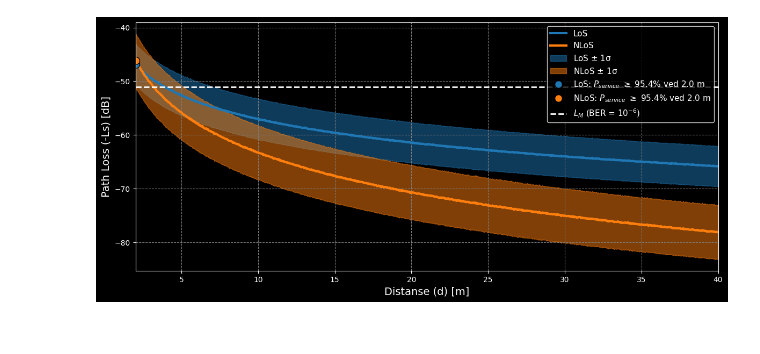
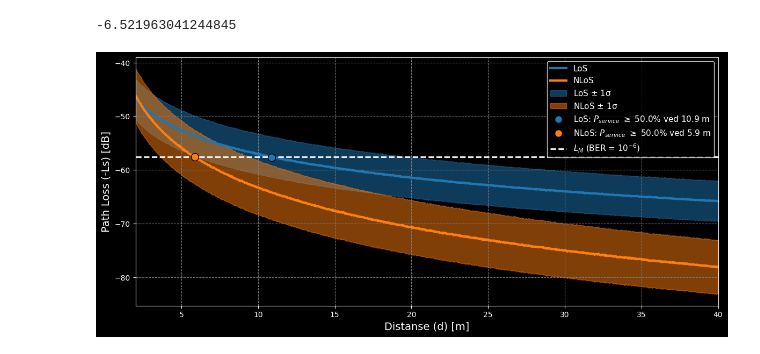
Before and after one commit to SkaugJr/TTT4145-Radiokommunikasjon, a Jupyter notebook: Prosjekt/LinkbudsjettITU_R.ipynb, the cells around one changed output. Drawn from its saved outputs; the diff is of its cells as text; code cells hidden in the pictures.

```diff
--- a/Prosjekt/LinkbudsjettITU_R.ipynb
+++ b/Prosjekt/LinkbudsjettITU_R.ipynb
@@ -36,9 +36,16 @@ PL_LoS_std_fading = np.std(PL_LoS_total, axis=0)
 PL_NLoS_mean_fading = np.mean(PL_NLoS_total, axis=0)
 PL_NLoS_std_fading = np.std(PL_NLoS_total, axis=0)
 
+# Målinger gjort
+P_t = -35.6 # dBW
+s12 = -67.5 # dB
+dist = 5.2 # m
+
+G= (s12 + 20 * np.log10(4 * np.pi * dist / lambda_))/2
+print(G)
 # --- Beregn sannsynlighet for mottatt signal P_service ---
 # Gitte parametere
-EIRP, L0, N0, Gr, Rb = -47.1, 0, -166.0, -11.5, 49.0 # dBW, dB, dBW/Hz, dBi, dBHz
+EIRP, L0, N0, Gr, Rb = P_t+G, 3, -166.0, G, 49.0 # dBW, dB, dBW/Hz, dBi, dBHz
 BER = 1e-6
 Eb_N0 = 10 * np.log10((erfcinv(BER) ** 2) / 2)
 
@@ -50,7 +57,7 @@ P_service_LoS_fading = norm.cdf(LM, PL_LoS_mean_fading, PL_LoS_std_fading)
 P_service_NLoS_fading = norm.cdf(LM, PL_NLoS_mean_fading, PL_NLoS_std_fading)
 
 # --- Finn punktene der P_service >= 95.4 / 95.4 % for LoS og NLoS ---
-P_target_LoS, P_target_NLoS = 0.954, 0.954
+P_target_LoS, P_target_NLoS = 0.50, 0.50
 
 # For LoS
 idx_LoS = np.argmax(P_service_LoS_fading <= P_target_LoS)
@@ -61,6 +68,8 @@ PL_LoS_at_P_target = -PL_LoS_mean_fading[idx_LoS]
 idx_NLoS = np.argmax(P_service_NLoS_fading <= P_target_NLoS)
 d_NLoS = d[idx_NLoS]
 PL_NLoS_at_P_target = -PL_NLoS_mean_fading[idx_NLoS]
+# %% [output]
+-6.521963041244845
 # %%
 import matplotlib.pyplot as plt
 plt.style.use('dark_background')
@@ -69,33 +78,33 @@ plt.style.use('dark_background')
 plt.figure(figsize=(14, 6))
 plt.grid(True)
 
 # Plot middelverdiene etter small-scale fading
 plt.plot(d, -PL_LoS_mean_fading, linewidth=3, label='LoS', color='tab:blue')
 plt.plot(d, -PL_NLoS_mean_fading, linewidth=3, label='NLoS', color='tab:orange')
 
 # Skygge rundt middelverdien (±n standardavvik for LoS og NLoS etter fading)
 n = 1  # ±n sigma
 plt.fill_between(d, -PL_LoS_mean_fading - n * PL_LoS_std_fading, -PL_LoS_mean_fading + n * PL_LoS_std_fading,
                  color='tab:blue', alpha=0.5, label=rf'LoS $\pm$ {n}σ')
 plt.fill_between(d, -PL_NLoS_mean_fading - n * PL_NLoS_std_fading, -PL_NLoS_mean_fading + n * PL_NLoS_std_fading,
                  color='tab:orange', alpha=0.5, label=rf'NLoS $\pm$ {n}σ')
 
 # Plot de funnet punktene der P_service ≥ 99.7 / 95.4 %
 plt.plot(d_LoS, PL_LoS_at_P_target, 'o', markersize=10, markeredgecolor='k', markerfacecolor='tab:blue',
-         label=r'LoS: $P_{service}$ $\geq$ '+ f'{P_target_LoS*100:.1f}% ved {d_LoS:.1f} m')
+         label=r'LoS: $P_{service}$ $\geq$ '+ f'{P_target_LoS*100:.1f}% ved {d_LoS:.1f} m', zorder=4)
 plt.plot(d_NLoS, PL_NLoS_at_P_target, 'o', markersize=10, markeredgecolor='k', markerfacecolor='tab:orange',
-         label=r'NLoS: $P_{service}$ $\geq$ '+ f'{P_target_NLoS*100:.1f}% ved {d_NLoS:.1f} m')
+         label=r'NLoS: $P_{service}$ $\geq$ '+ f'{P_target_NLoS*100:.1f}% ved {d_NLoS:.1f} m',zorder=4)
 
 # Plot LM-linjen som representerer BER = 1e-6
 plt.plot(d, np.full_like(d, -LM), 'w--', linewidth=2, label='$L_M$ (BER = $10^{-6}$)')
 
 # Aksetilpasning
 plt.grid(which='both', linestyle='--',  color='gray')
 plt.xlabel('Distanse (d) [m]', fontsize=14)
 plt.ylabel('Path Loss (-Ls) [dB]', fontsize=14)
 plt.xlim([min(d), max(d)])
 plt.legend(loc='upper right', fontsize=11, edgecolor='white')
 plt.savefig("Figurer/LS_Pservice.pdf", format="pdf", bbox_inches="tight")
 plt.show()
 # %% [output]
-[figure, old version]
+[figure, new version]
```
Also changed, not shown: 2 other files.
